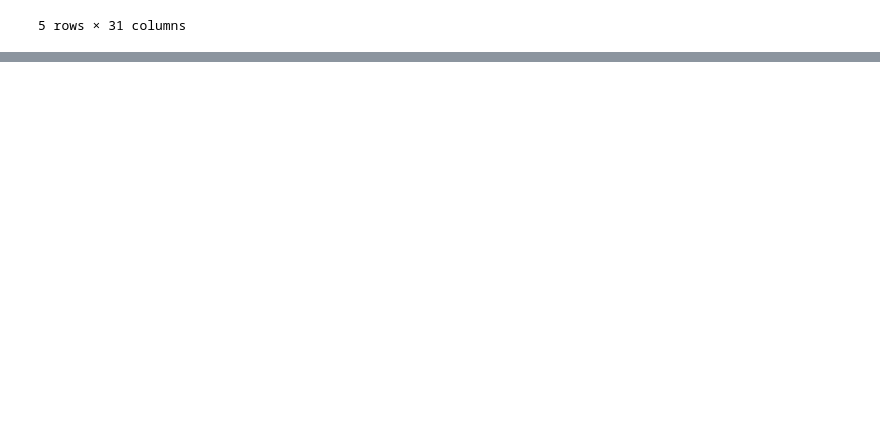
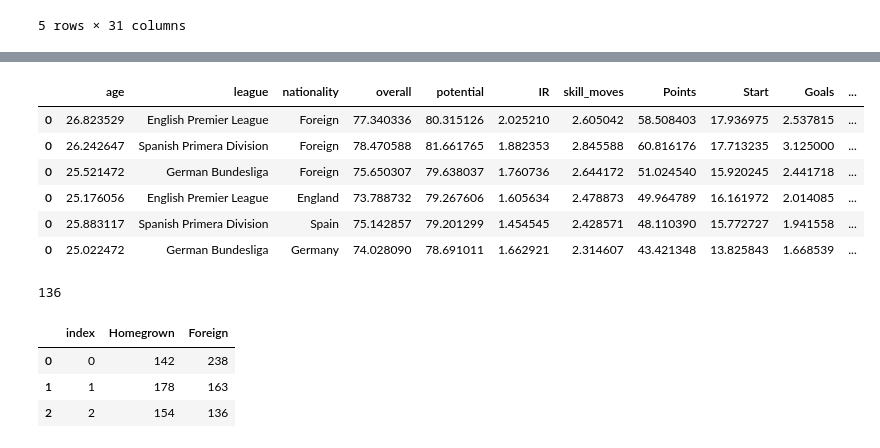
Before and after one commit to markkennedy3/Fifa-vs-Real-Life, a Jupyter notebook: notebooks/analysis/RQ3.ipynb, the cells around one changed output, grey strips where cells are left out. Drawn from its saved outputs; the diff is of its cells as text; code cells hidden in the pictures; blank space fills up the shorter version.

```diff
--- a/notebooks/analysis/RQ3.ipynb
+++ b/notebooks/analysis/RQ3.ipynb
@@ -124,0 +207,10 @@ Foreign_LAL.head(5)
+# %%
+Total_Average
+# %% [output]
+|  | age | league | nationality | overall | potential | IR | skill_moves | Points | Start | Goals | ... |
+| 0 | 26.823529 | English Premier League | Foreign | 77.340336 | 80.315126 | 2.025210 | 2.605042 | 58.508403 | 17.936975 | 2.537815 | ... |
+| 0 | 26.242647 | Spanish Primera Division | Foreign | 78.470588 | 81.661765 | 1.882353 | 2.845588 | 60.816176 | 17.713235 | 3.125000 | ... |
+| 0 | 25.521472 | German Bundesliga | Foreign | 75.650307 | 79.638037 | 1.760736 | 2.644172 | 51.024540 | 15.920245 | 2.441718 | ... |
+| 0 | 25.176056 | English Premier League | England | 73.788732 | 79.267606 | 1.605634 | 2.478873 | 49.964789 | 16.161972 | 2.014085 | ... |
+| 0 | 25.883117 | Spanish Primera Division | Spain | 75.142857 | 79.201299 | 1.454545 | 2.428571 | 48.110390 | 15.772727 | 1.941558 | ... |
+| 0 | 25.022472 | German Bundesliga | Germany | 74.028090 | 78.691011 | 1.662921 | 2.314607 | 43.421348 | 13.825843 | 1.668539 | ... |
@@ -124,0 +224,4 @@ Foreign_LAL.head(5)
+# %%
+FLAL
+# %% [output]
+136
@@ -124,0 +235,7 @@ Foreign_LAL.head(5)
+# %%
+df.reset_index()
+# %% [output]
+|  | index | Homegrown | Foreign |
+| 0 | 0 | 142 | 238 |
+| 1 | 1 | 178 | 163 |
+| 2 | 2 | 154 | 136 |
```
Also changed, not shown: parts of 41 cells of this notebook.
